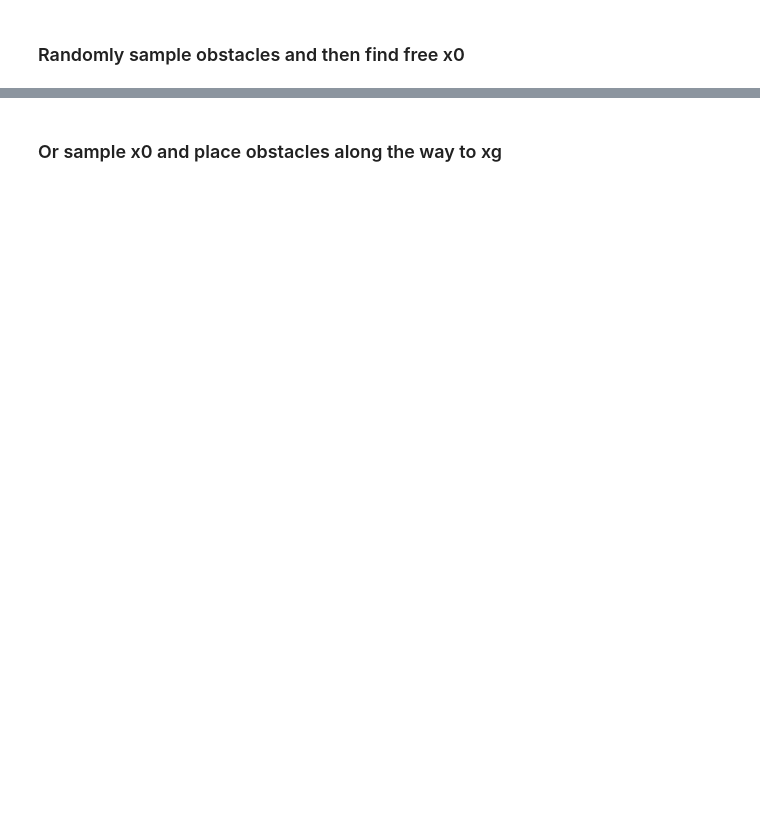
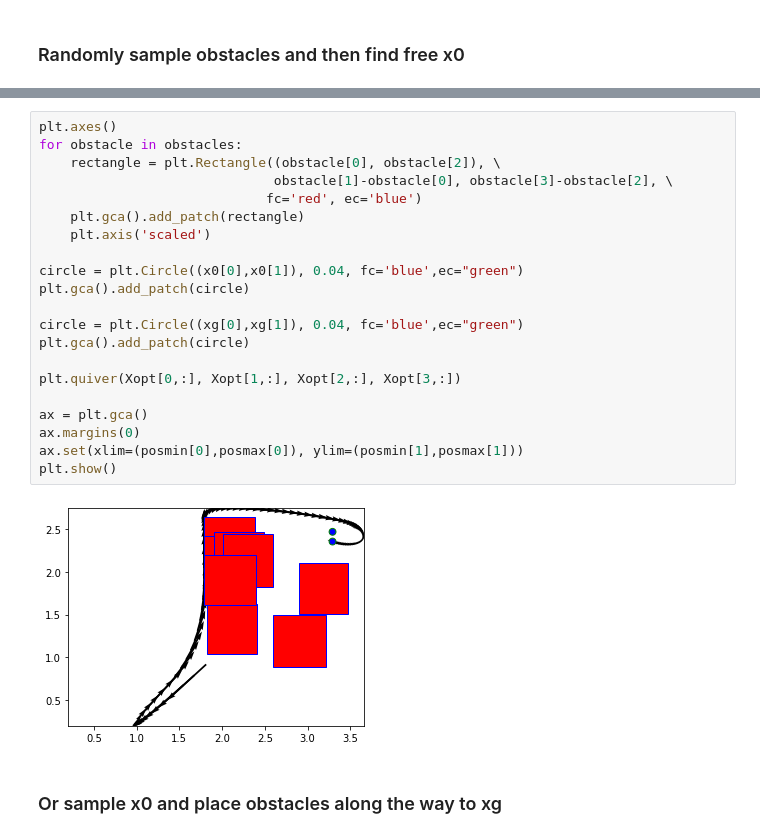
Before and after one commit to StanfordASL/CoCo, a Jupyter notebook: free_flyer/data_generation.ipynb, the cells around one changed output, grey strips where cells are left out. Saved outputs shown, nothing was run; the diff lists cells and outputs as text; blank space fills up the shorter version.

```diff
--- a/free_flyer/data_generation.ipynb
+++ b/free_flyer/data_generation.ipynb
@@ -82,3 +119,26 @@ plt.show()
+# %%
+plt.axes()
+for obstacle in obstacles:
+    rectangle = plt.Rectangle((obstacle[0], obstacle[2]), \
+                              obstacle[1]-obstacle[0], obstacle[3]-obstacle[2], \
+                             fc='red', ec='blue')
+    plt.gca().add_patch(rectangle)
+    plt.axis('scaled')
+
+circle = plt.Circle((x0[0],x0[1]), 0.04, fc='blue',ec="green")
+plt.gca().add_patch(circle)
+
+circle = plt.Circle((xg[0],xg[1]), 0.04, fc='blue',ec="green")
+plt.gca().add_patch(circle)
+
+plt.quiver(Xopt[0,:], Xopt[1,:], Xopt[2,:], Xopt[3,:])
+
+ax = plt.gca()
+ax.margins(0)
+ax.set(xlim=(posmin[0],posmax[0]), ylim=(posmin[1],posmax[1]))
+plt.show()
+# %% [output]
+[figure, added]
 # %% [markdown]
 ### Or sample x0 and place obstacles along the way to xg
 # %%
```
Also changed, not shown: parts of 8 cells of this notebook, 2 other files.
